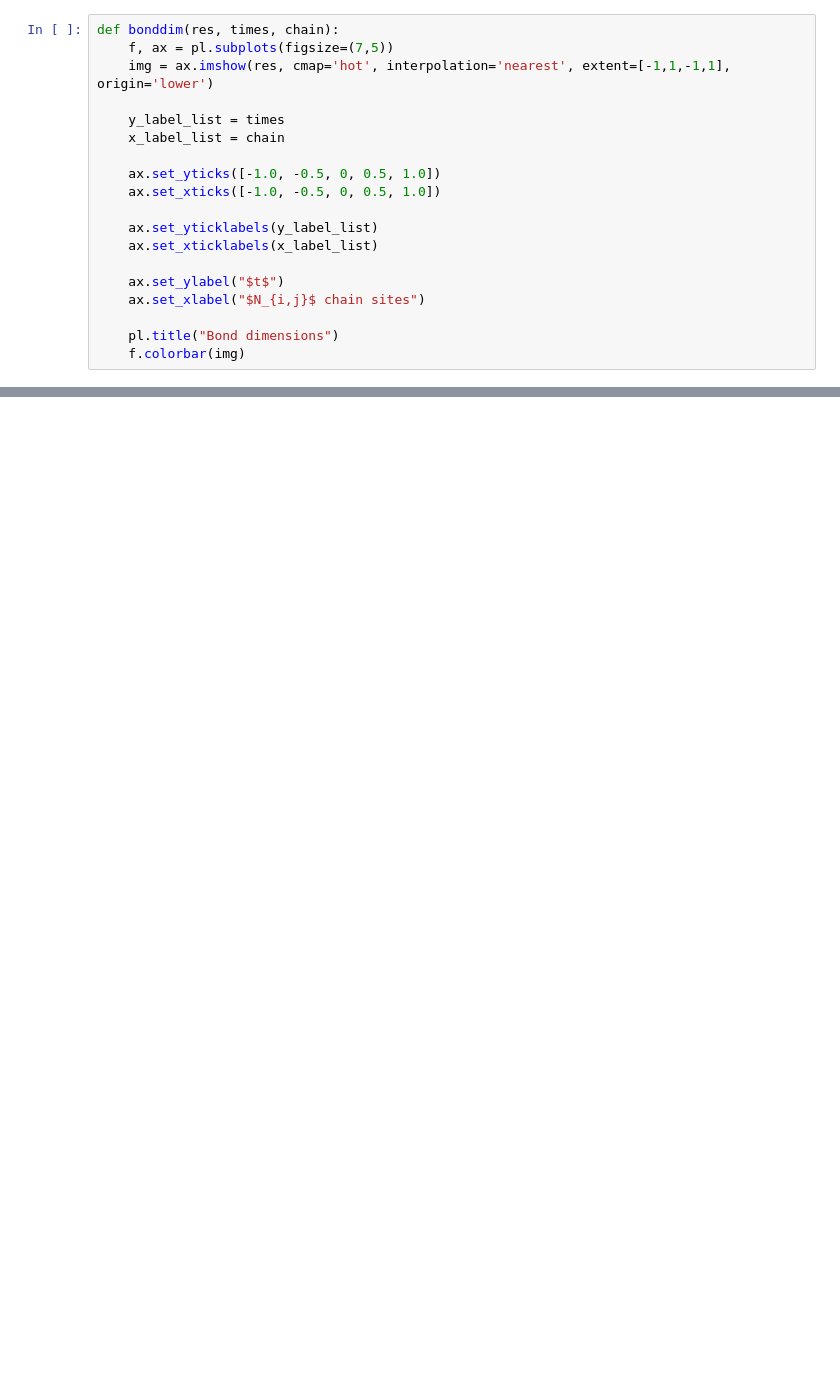
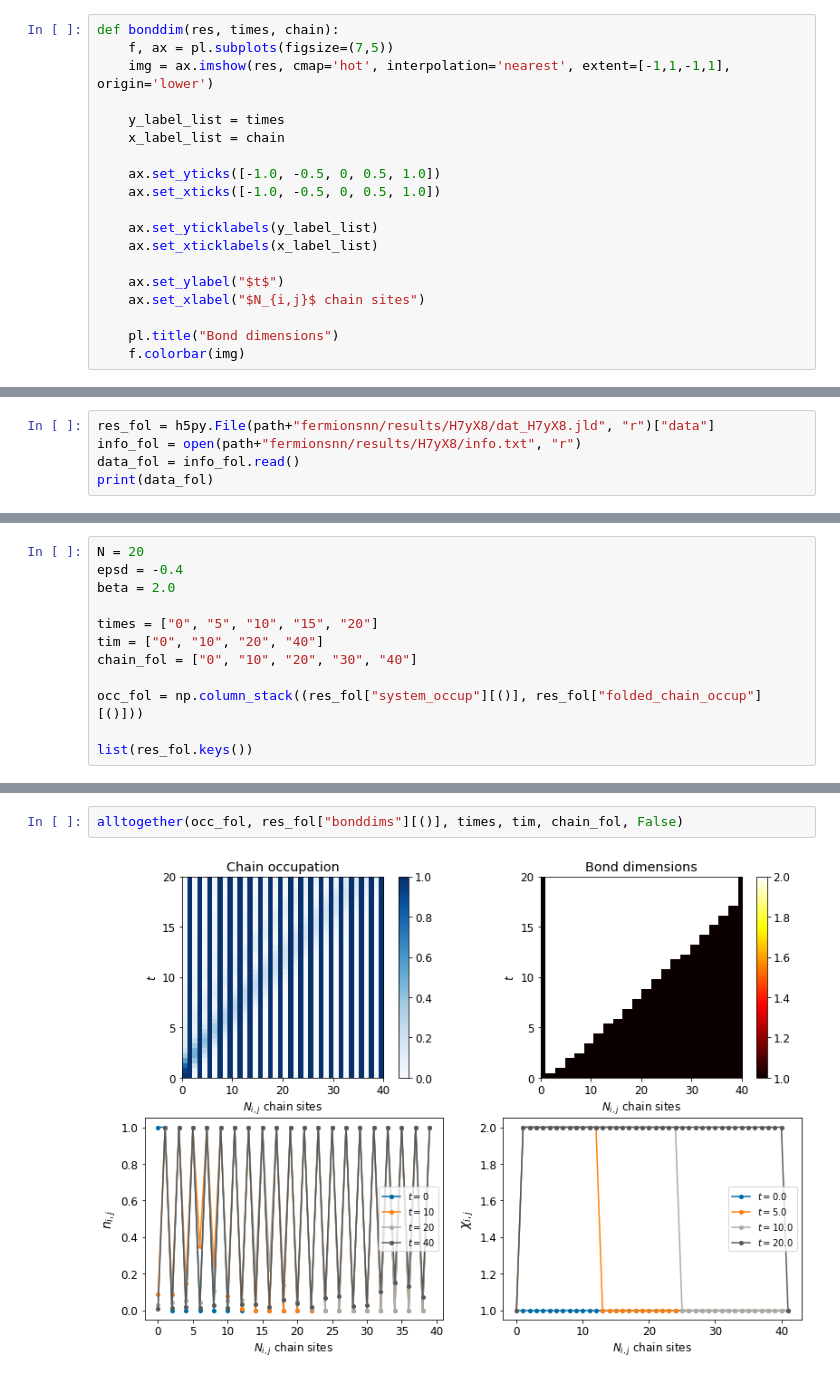
Before and after one commit to angelariva/spin-boson, a Jupyter notebook: fermions.ipynb, the cells around one changed output, grey strips where cells are left out. Cells and saved outputs as stored; diff of their text form; blank space fills up the shorter version.

```diff
--- a/fermions.ipynb
+++ b/fermions.ipynb
@@ -234,0 +248,5 @@ alltogether(occ, res["bonddims"][()], times, tim, chain)
+# %%
+res_fol = h5py.File(path+"fermionsnn/results/H7yX8/dat_H7yX8.jld", "r")["data"]
+info_fol = open(path+"fermionsnn/results/H7yX8/info.txt", "r")
+data_fol = info_fol.read()
+print(data_fol)
@@ -234,0 +263,12 @@ alltogether(occ, res["bonddims"][()], times, tim, chain)
+# %%
+N = 20
+epsd = -0.4
+beta = 2.0
+
+times = ["0", "5", "10", "15", "20"]
+tim = ["0", "10", "20", "40"]
+chain_fol = ["0", "10", "20", "30", "40"]
+
+occ_fol = np.column_stack((res_fol["system_occup"][()], res_fol["folded_chain_occup"][()]))
+
+list(res_fol.keys())
@@ -234,0 +293,4 @@ alltogether(occ, res["bonddims"][()], times, tim, chain)
+# %%
+alltogether(occ_fol, res_fol["bonddims"][()], times, tim, chain_fol, False)
+# %% [output]
+[figure, added]
```
Also changed, not shown: parts of 12 cells of this notebook.
